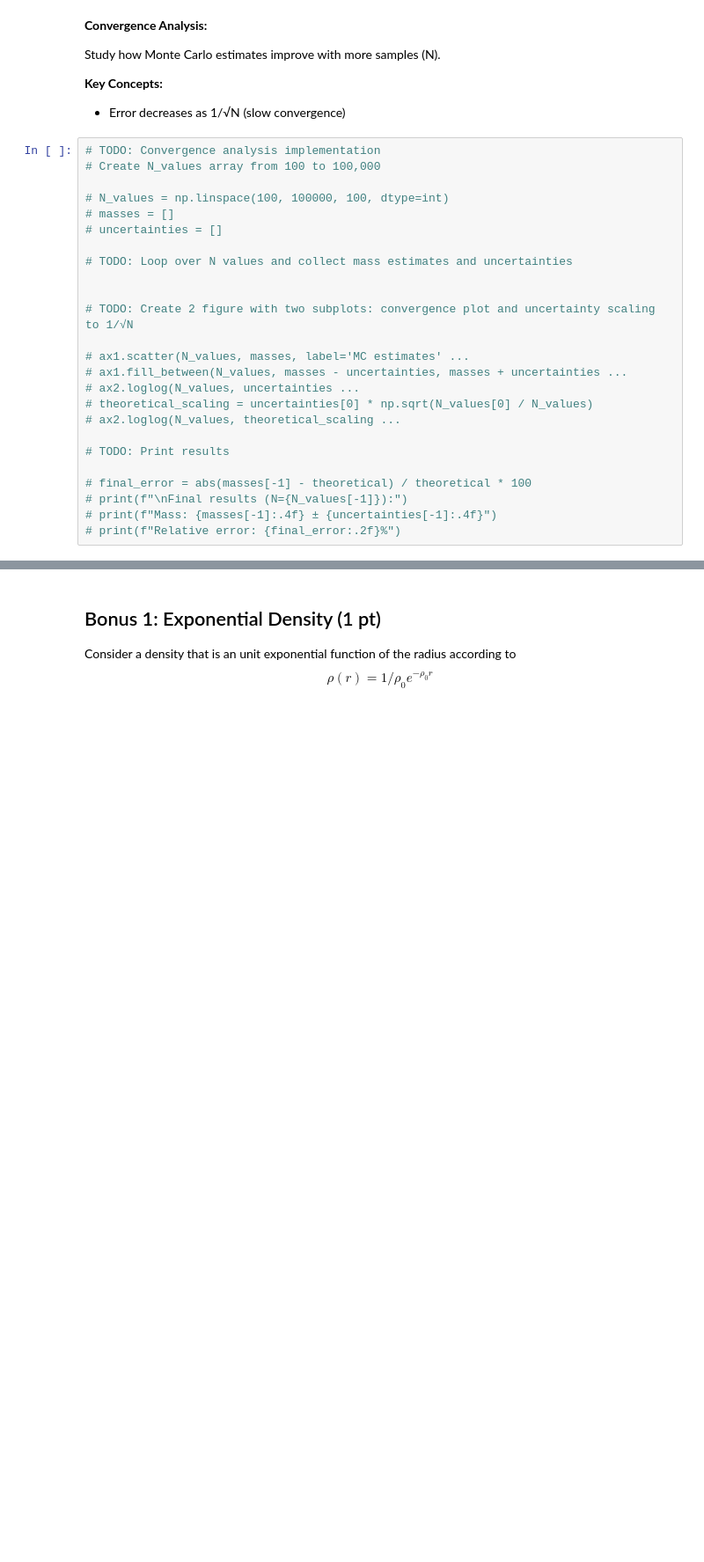
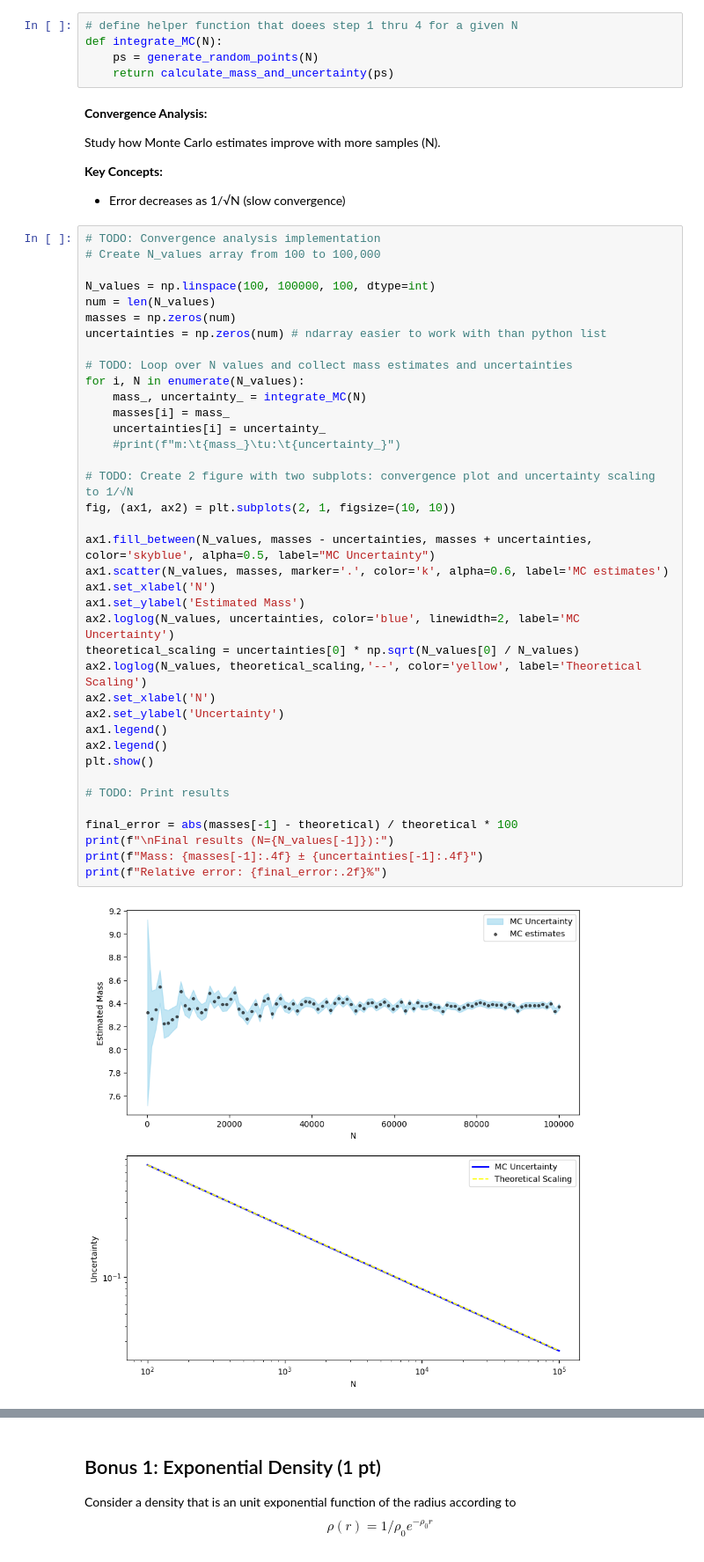
Before and after one commit to oeatmik/Phys434_Lab_1, a Jupyter notebook: lab_3_template.ipynb, the cells around one changed output, grey strips where cells are left out. Shown at 88% size. Drawn from its saved outputs; the diff is of its cells as text; blank space fills up the shorter version.

```diff
--- a/lab_3_template.ipynb
+++ b/lab_3_template.ipynb
@@ -73,3 +106,8 @@ check if it's true.
+# %%
+# define helper function that doees step 1 thru 4 for a given N
+def integrate_MC(N):
+    ps = generate_random_points(N)
+    return calculate_mass_and_uncertainty(ps)
 # %% [markdown]
 **Convergence Analysis:**
 
@@ -80,25 +118,40 @@ Study how Monte Carlo estimates improve with more samples (N).
 # %%
 # TODO: Convergence analysis implementation
 # Create N_values array from 100 to 100,000
 
-# N_values = np.linspace(100, 100000, 100, dtype=int)
-# masses = []
-# uncertainties = []
+N_values = np.linspace(100, 100000, 100, dtype=int)
+num = len(N_values)
+masses = np.zeros(num)
+uncertainties = np.zeros(num) # ndarray easier to work with than python list
 
 # TODO: Loop over N values and collect mass estimates and uncertainties
-
+for i, N in enumerate(N_values):
+    mass_, uncertainty_ = integrate_MC(N)
+    masses[i] = mass_
+    uncertainties[i] = uncertainty_
+    #print(f"m:\t{mass_}\tu:\t{uncertainty_}")
 
 # TODO: Create 2 figure with two subplots: convergence plot and uncertainty scaling to 1/√N
+fig, (ax1, ax2) = plt.subplots(2, 1, figsize=(10, 10))
 
-# ax1.scatter(N_values, masses, label='MC estimates' ...
-# ax1.fill_between(N_values, masses - uncertainties, masses + uncertainties ...
-# ax2.loglog(N_values, uncertainties ...
-# theoretical_scaling = uncertainties[0] * np.sqrt(N_values[0] / N_values)
-# ax2.loglog(N_values, theoretical_scaling ...
+ax1.fill_between(N_values, masses - uncertainties, masses + uncertainties, color='skyblue', alpha=0.5, label="MC Uncertainty")
+ax1.scatter(N_values, masses, marker='.', color='k', alpha=0.6, label='MC estimates')
+ax1.set_xlabel('N')
+ax1.set_ylabel('Estimated Mass')
+ax2.loglog(N_values, uncertainties, color='blue', linewidth=2, label='MC Uncertainty')
+theoretical_scaling = uncertainties[0] * np.sqrt(N_values[0] / N_values)
+ax2.loglog(N_values, theoretical_scaling,'--', color='yellow', label='Theoretical Scaling')
+ax2.set_xlabel('N')
+ax2.set_ylabel('Uncertainty')
+ax1.legend()
+ax2.legend()
+plt.show()
 
 # TODO: Print results
 
-# final_error = abs(masses[-1] - theoretical) / theoretical * 100
-# print(f"\nFinal results (N={N_values[-1]}):")
-# print(f"Mass: {masses[-1]:.4f} ± {uncertainties[-1]:.4f}")
-# print(f"Relative error: {final_error:.2f}%")
+final_error = abs(masses[-1] - theoretical) / theoretical * 100
+print(f"\nFinal results (N={N_values[-1]}):")
+print(f"Mass: {masses[-1]:.4f} ± {uncertainties[-1]:.4f}")
+print(f"Relative error: {final_error:.2f}%")
+# %% [output]
+[figure, added]
```
Also changed, not shown: parts of 4 cells of this notebook, 1 other file.
